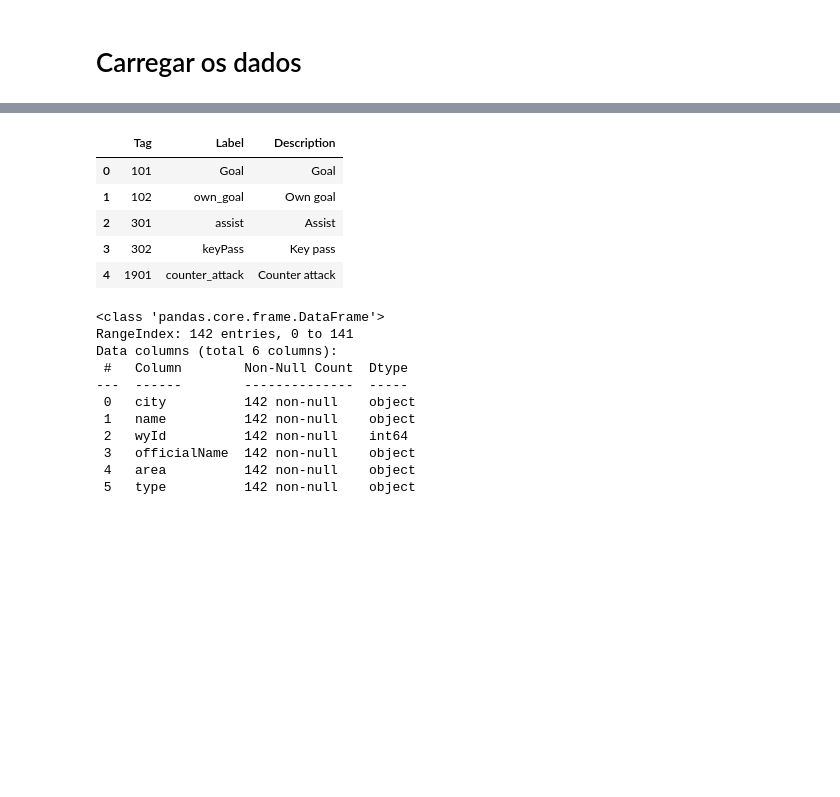
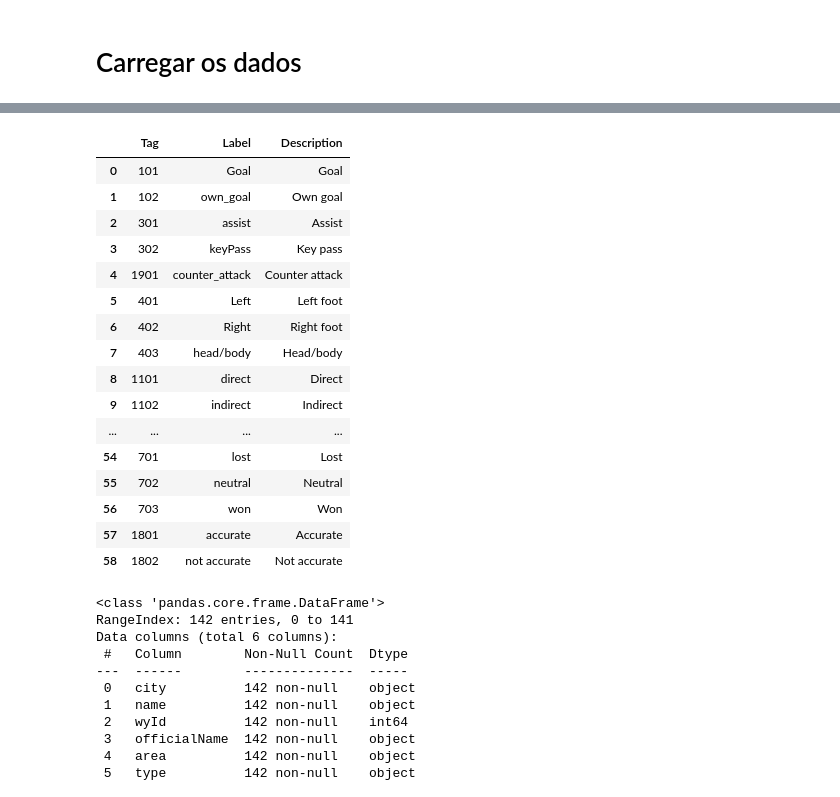
Before and after one commit to JoaoLucas23/ProjetoAprendizadoMaquina, a Jupyter notebook: ProjetoAM.ipynb, the cells around one changed output, grey strips where cells are left out. Saved outputs shown, nothing was run; the diff lists cells and outputs as text; code cells hidden in the pictures; blank space fills up the shorter version.

```diff
--- a/ProjetoAM.ipynb
+++ b/ProjetoAM.ipynb
@@ -37,16 +17,27 @@ data_path = './data/'
 # %%
 # load tags
 
 tags = pd.read_csv(data_path + 'tags2name.csv')
 
-tags.head()
+tags
 # %% [output]
 |  | Tag | Label | Description |
 | 0 | 101 | Goal | Goal |
 | 1 | 102 | own_goal | Own goal |
 | 2 | 301 | assist | Assist |
 | 3 | 302 | keyPass | Key pass |
 | 4 | 1901 | counter_attack | Counter attack |
+| 5 | 401 | Left | Left foot |
+| 6 | 402 | Right | Right foot |
+| 7 | 403 | head/body | Head/body |
+| 8 | 1101 | direct | Direct |
+| 9 | 1102 | indirect | Indirect |
+| ... | ... | ... | ... |
+| 54 | 701 | lost | Lost |
+| 55 | 702 | neutral | Neutral |
+| 56 | 703 | won | Won |
+| 57 | 1801 | accurate | Accurate |
+| 58 | 1802 | not accurate | Not accurate |
 # %%
 # Load team and player data
 
```
Also changed, not shown: parts of 18 cells of this notebook.
